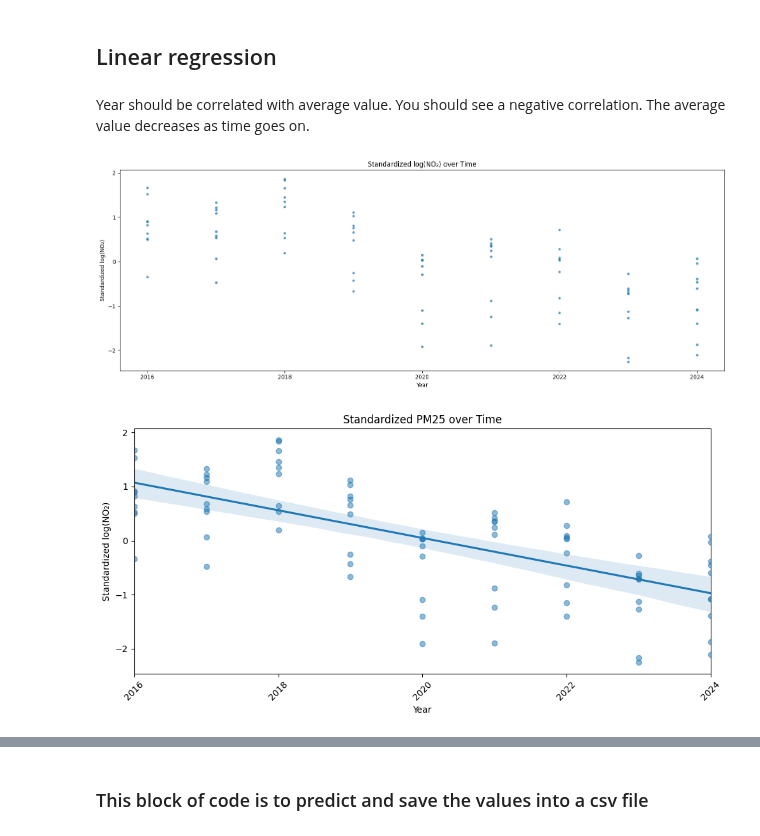
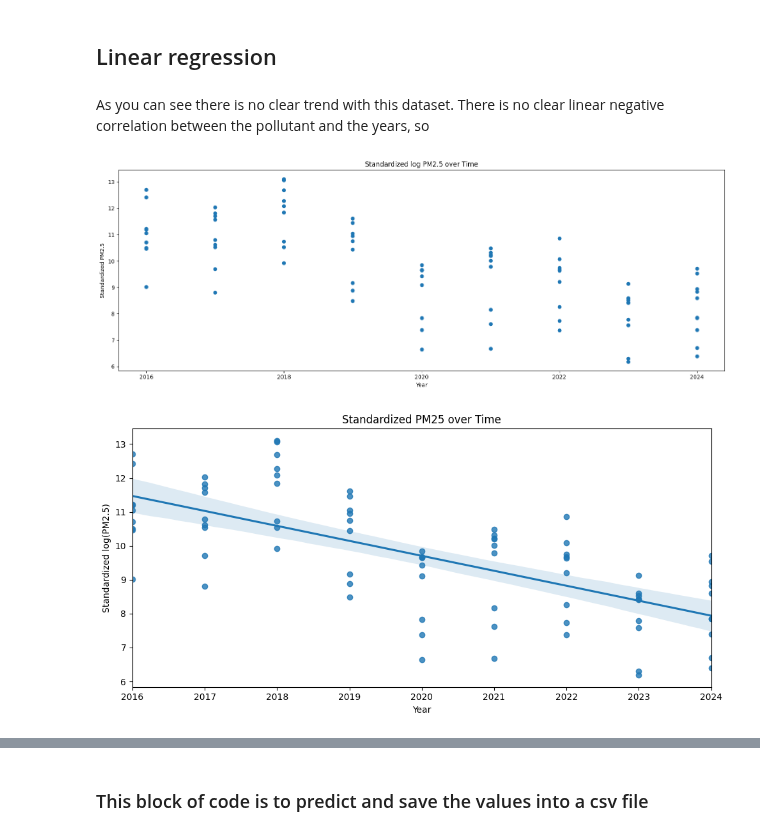
Before and after one commit to R-Zaid/DSS-project, a Jupyter notebook: main/Prediction/PM25_dataset.ipynb, the cells around one changed output, grey strips where cells are left out. Saved outputs shown, nothing was run; the diff lists cells and outputs as text; code cells hidden in the pictures.

```diff
--- a/main/Prediction/PM25_dataset.ipynb
+++ b/main/Prediction/PM25_dataset.ipynb
@@ -438,12 +438,12 @@ nan_rows = main_df.loc[main_df['waarde'].isnull()]
 print("Rijen met Overgebleven NaN Waarden in 'waarde")
 print(nan_rows)
 
-onbruikbare_rijen = main_df[main_df['waarde'].isnull()]
+nan_rows = main_df[main_df['waarde'].isnull()]
 
-print(f"Rijen met NaN's worden verwijderd: {len(onbruikbare_rijen)}")
+print(f"Rijen met NaN's worden verwijderd: {len(nan_rows)}")
 
 # De .drop() methode deletes the rows on basis of index
-main_df.drop(onbruikbare_rijen.index, inplace=True)
+main_df.drop(nan_rows.index, inplace=True)
 
 # Verification
 print(f"Control: Nan is now: {main_df['waarde'].isnull().sum()}")
@@ -708,65 +708,54 @@ Skewness of standardized PM25: -0.31348908100801454
 # %% [markdown]
 ## Linear regression
 # %% [markdown]
-Year should be correlated with average  value. You should see a negative correlation. The average value decreases as time goes on.
+As you can see there is no clear trend with this dataset. There is no clear linear negative correlation between the pollutant and the years, so
 # %%
 import matplotlib.pyplot as plt
 
 # make sure it's numeric
-dfstandardizationPM25['Year'] = dfstandardizationPM25['Year'].astype(int)
+dfpm25['Year'] = dfpm25['Year'].astype(int)
 
 plt.figure(figsize=(16, 6))
 plt.scatter(
-    dfstandardizationPM25['Year'],
-    dfstandardizationPM25['Standardized_PM25'],
-    s=12,
-    alpha=0.7
+    dfpm25['Year'],
+    dfpm25['Average PM2.5 Value']
 )
 
 plt.title("Standardized log PM2.5 over Time")
 plt.xlabel("Year")
 plt.ylabel("Standardized PM2.5")
 
-# nicer x-ticks: one every 2 years (adjust if needed)
-years = sorted(dfstandardizationPM25['Year'].unique())
-plt.xticks(years[::2])  # every 2nd year
+years = sorted(dfpm25['Year'].unique())
 
 plt.tight_layout()
 plt.show()
 # %% [output]
-[figure, old version]
+[figure, new version]
 # %%
-import pandas as pd
 import matplotlib.pyplot as plt
 import seaborn as sns
-
-# Ensure Year is numeric
-dfstandardizationPM25['Year'] = dfstandardizationPM25['Year'].astype(int)
 
 # Plot
 plt.figure(figsize=(10, 5))
 ax = plt.gca()
 
 sns.regplot(
     x='Year',
-    y='Standardized_PM25',
-    data=dfstandardizationPM25,
-    scatter_kws={'alpha': 0.5},
-    robust=True,
-    ax=ax
+    y='Average PM2.5 Value',
+    data=dfpm25
 )
 
 # Labels and formatting
 ax.set_title("Standardized PM25 over Time")
 ax.set_xlabel("Year")
 ax.set_ylabel("Standardized log(PM2.5)")
 
-years = sorted(dfstandardizationPM25['Year'].unique())
+years = sorted(dfpm25['Year'].unique())
 
 # limits
-ax.set_xlim(dfstandardizationPM25['Year'].min(), dfstandardizationPM25['Year'].max())
+ax.set_xlim(dfpm25['Year'].min(), dfpm25['Year'].max())
 
 plt.tight_layout()
 plt.show()
 # %% [output]
-[figure, old version]
+[figure, new version]
```
Also changed, not shown: parts of 6 cells of this notebook, 2 other files.
